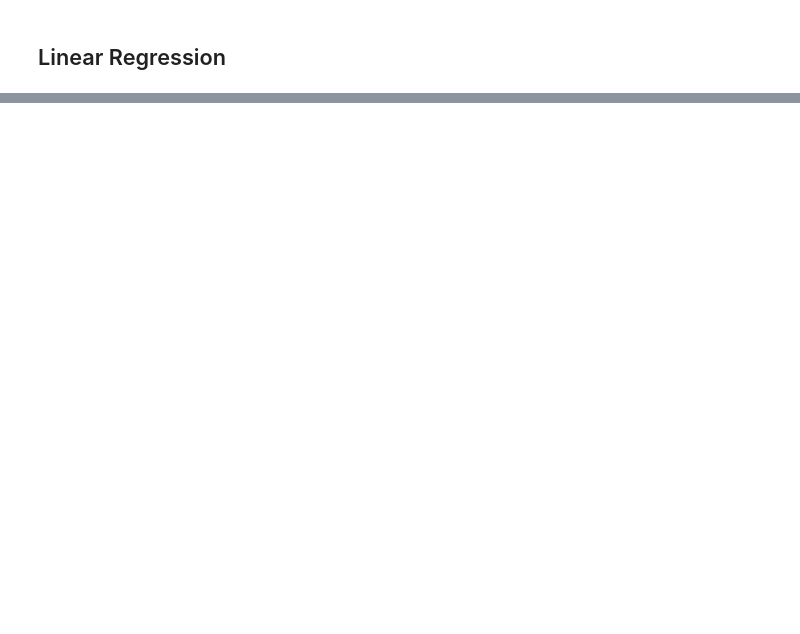
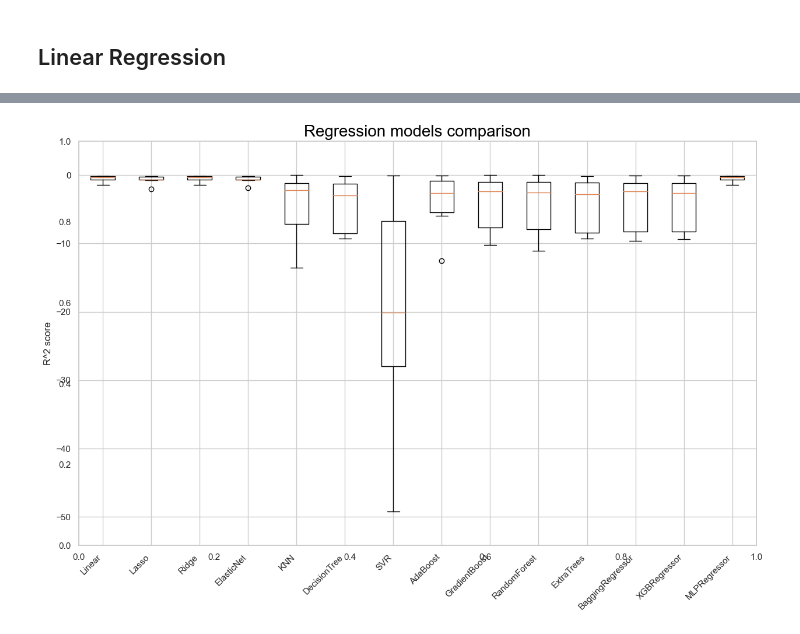
Before and after one commit to ameyagidh/StockPricePredictor, a Jupyter notebook: TimeSeries/Regression.ipynb, the cells around one changed output, grey strips where cells are left out. Drawn from its saved outputs; the diff is of its cells as text; code cells hidden in the pictures; blank space fills up the shorter version.

```diff
--- a/TimeSeries/Regression.ipynb
+++ b/TimeSeries/Regression.ipynb
@@ -34,0 +94,5 @@ df_target.ta.ema(close='Adj Close', length=10, append=True)
+# %%
+X = np.array(df_adj.drop(['Prediction'], 1))
+# Remove last 'n' rows
+X = X[:-forecast_out]
+print(X)
@@ -34,0 +124,27 @@ df_target.ta.ema(close='Adj Close', length=10, append=True)
+# %%
+models = {
+    "Linear": LinearRegression(),
+    "Lasso": Lasso(),
+    "Ridge": Ridge(),
+    "ElasticNet": ElasticNet(),
+    "KNN": KNeighborsRegressor(),
+    "DecisionTree": DecisionTreeRegressor(),
+    "SVR": SVR(kernel='rbf', C=1e3, gamma='scale'),
+    "AdaBoost": AdaBoostRegressor(),
+    "GradientBoost": GradientBoostingRegressor(),
+    "RandomForest": RandomForestRegressor(),
+    "ExtraTrees": ExtraTreesRegressor(),
+    "BaggingRegressor": BaggingRegressor(),
+    "XGBRegressor": XGBRegressor(objective='reg:squarederror'),
+    "MLPRegressor": MLPRegressor(solver='lbfgs')
+}
+# %%
+model_results = []
+model_names   = []
+for model_name in models:
+    model = models[model_name]
+    tscv = TimeSeriesSplit(n_splits=7)
+    cv_results = cross_val_score(model, X_train, y_train, cv=tscv, scoring='r2')
+    model_results.append(cv_results)
+    model_names.append(model_name)
+    print("{}: {}, ({})".format(model_name, round(cv_results.mean(), 6), round(cv_results.std(), 6)))
@@ -34,0 +166,15 @@ df_target.ta.ema(close='Adj Close', length=10, append=True)
+# %%
+def box_compare():
+  sns.set(rc={'figure.figsize':(15, 9)})
+  sns.set_style(style='whitegrid', )
+  figure = plt.figure()
+  plt.title('Regression models comparison', color = 'black', fontsize = 20)
+  axis = figure.add_subplot(111)
+  plt.boxplot(model_results)
+  axis.set_xticklabels(model_names, rotation = 45, ha="right")
+  axis.set_ylabel("R^2 score")
+  plt.margins(0.05, 0.1)
+
+box_compare()
+# %% [output]
+[figure, added]
```
Also changed, not shown: parts of 23 cells of this notebook.
